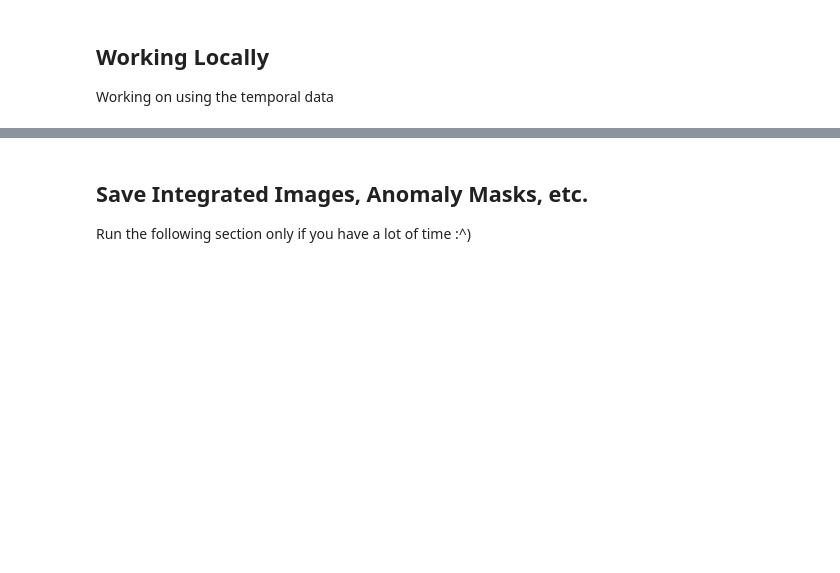
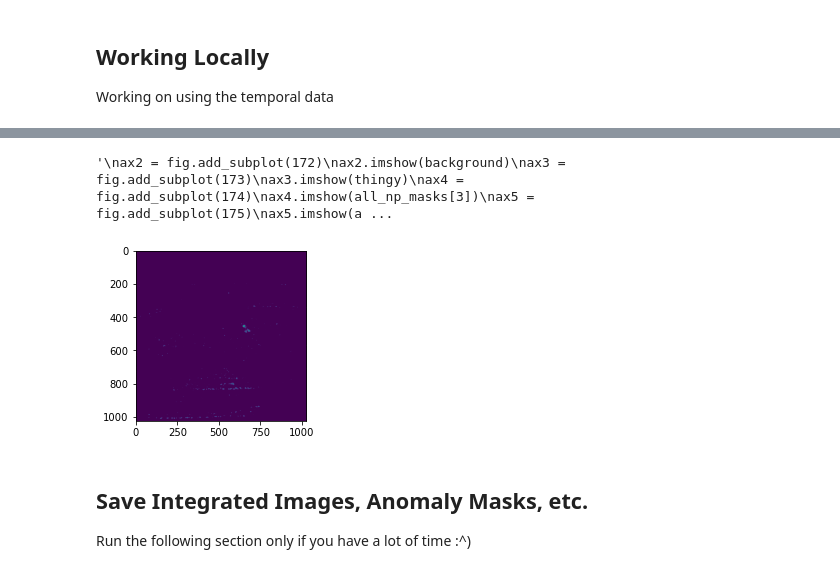
Before and after one commit to cwittwer/CV_Lab_Group_Project, a Jupyter notebook: 3_project/cleaner.ipynb, the cells around one changed output, grey strips where cells are left out. Drawn from its saved outputs; the diff is of its cells as text; code cells hidden in the pictures; blank space fills up the shorter version.

```diff
--- a/3_project/cleaner.ipynb
+++ b/3_project/cleaner.ipynb
@@ -765,3 +1018,47 @@ def get_background(images):
+# %%
+#img = cv2.bitwise_and(img,img,mask=mask) #apply the mask to remove the timestamp
+
+gray_back_med = cv2.cvtColor(background_med[0], cv2.COLOR_BGR2GRAY)
+gray_back_mean = cv2.cvtColor(background_mean[0], cv2.COLOR_BGR2GRAY)
+temp = cv2.cvtColor(img[3], cv2.COLOR_BGR2GRAY)
+temp2 = cv2.cvtColor(img[0], cv2.COLOR_BGR2GRAY)
+
+temp = cv2.bitwise_and(temp,temp,mask=cv2.cvtColor(all_image_masks[3], cv2.COLOR_BGR2GRAY))
+temp2 = cv2.bitwise_and(temp2,temp2,mask=cv2.cvtColor(all_image_masks[0], cv2.COLOR_BGR2GRAY))
+gray_back_med = cv2.bitwise_and(gray_back_med,gray_back_med,mask=cv2.cvtColor(all_image_masks[3], cv2.COLOR_BGR2GRAY))
+
+dframe = cv2.absdiff(all_np_masks[0], all_np_masks[3])
+
+all_diffs = []
+
+for i in range(7):
+    for j in range(7):
+        temp = cv2.absdiff(all_np_masks[i],all_np_masks[j])
+        all_diffs.append(temp)
+
+
+thingy = get_background_mean(all_diffs)
+
+fig = plt.figure(figsize=(25,20))
+ax1 = fig.add_subplot(171)
+ax1.imshow(thingy)
+"""
+ax2 = fig.add_subplot(172)
+ax2.imshow(background)
+ax3 = fig.add_subplot(173)
+ax3.imshow(thingy)
+ax4 = fig.add_subplot(174)
+ax4.imshow(all_np_masks[3])
+ax5 = fig.add_subplot(175)
+ax5.imshow(all_np_masks[4])
+ax6 = fig.add_subplot(176)
+ax6.imshow(all_np_masks[5])
+ax7 = fig.add_subplot(177)
+ax7.imshow(all_np_masks[6])
+"""
+# %% [output]
+'\nax2 = fig.add_subplot(172)\nax2.imshow(background)\nax3 = fig.add_subplot(173)\nax3.imshow(thingy)\nax4 = fig.add_subplot(174)\nax4.imshow(all_np_masks[3])\nax5 = fig.add_subplot(175)\nax5.imshow(a ...
+[figure, added]
 # %%
 MASK = 'data/mask.png'
 IMAGE_FOLDER = 'data_combined/validation/valid-1-0/'
```
Also changed, not shown: parts of 8 cells of this notebook.
